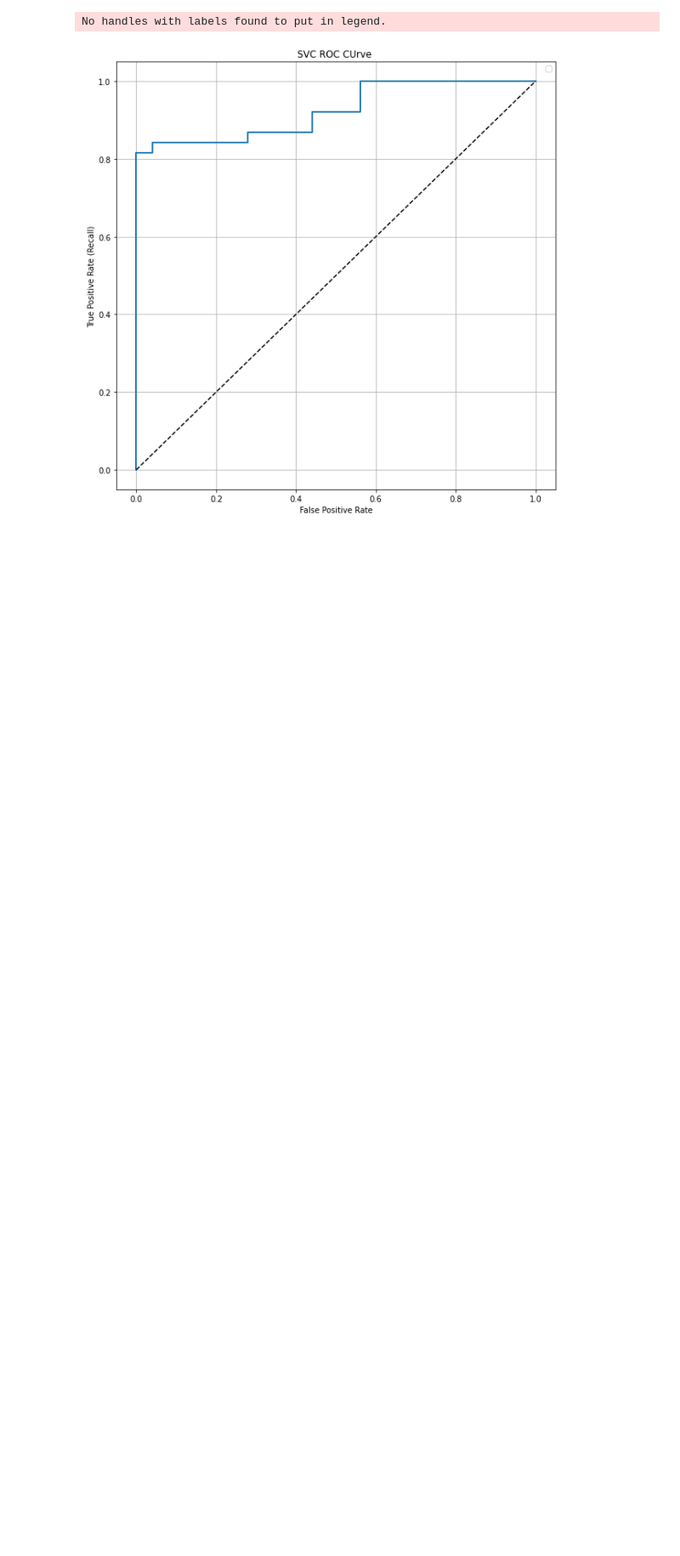
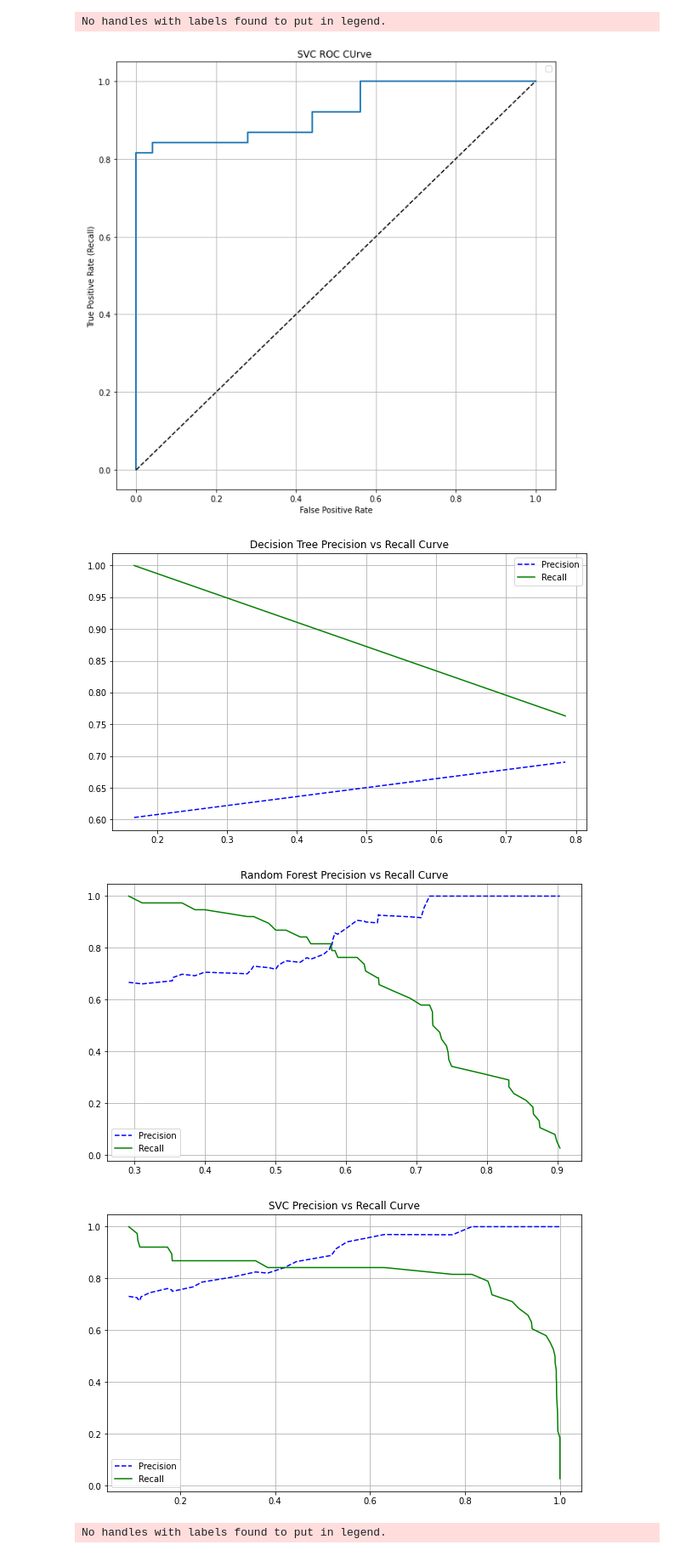
Before and after one commit to atharvabagde/ML_starter, a Jupyter notebook: ML_algos/ML_alogorithms.ipynb, the cells around one changed output. Shown at 85% size. Saved outputs shown, nothing was run; the diff lists cells and outputs as text; code cells hidden in the pictures; blank space fills up the shorter version.

```diff
--- a/ML_algos/ML_alogorithms.ipynb
+++ b/ML_algos/ML_alogorithms.ipynb
@@ -280,3 +280,38 @@ No handles with labels found to put in legend.
 [figure]
 No handles with labels found to put in legend.
 [figure]
+# %%
+from sklearn.metrics import precision_recall_curve
+def plot_precision_recall_vs_threshold(clf_name, precisions, recalls, thresholds):
+  plt.subplots(1, figsize = (10,6))
+  plt.plot(recalls[:-1],precisions[:-1], "b--",)
+  plt.title(clf_name)
+  plt.xlabel("Recall")
+  plt.ylabel("Precision")
+  plt.legend()
+  plt.grid()
+  plt.show()
+
+def plot_precision_recall_vs_threshold_2(clf_name, precisions, recalls, thresholds):
+  plt.subplots(1, figsize = (10,6))
+  plt.plot(thresholds, precisions[:-1], "b--", label="Precision")
+  plt.plot(thresholds, recalls[:-1], "g-", label="Recall")
+  plt.title(clf_name + " Precision vs Recall Curve")
+  plt.legend()
+  plt.grid()
+  plt.show()
+
+
+for clf_name,clf in best_fitted_clfs :
+  precisions, recalls, thresholds = precision_recall_curve(y_test,clf.predict_proba(X_test)[:,1])
+
+  plot_precision_recall_vs_threshold_2(clf_name, precisions, recalls, thresholds)
+
+for clf_name,clf in best_fitted_clfs :
+  precisions, recalls, thresholds = precision_recall_curve(y_test,clf.predict_proba(X_test)[:,1])
+  plot_precision_recall_vs_threshold(clf_name, precisions, recalls, thresholds)
+# %% [output]
+[figure, added]
+[figure, added]
+[figure, added]
+No handles with labels found to put in legend.
```
Also changed, not shown: parts of 1 cell of this notebook.
